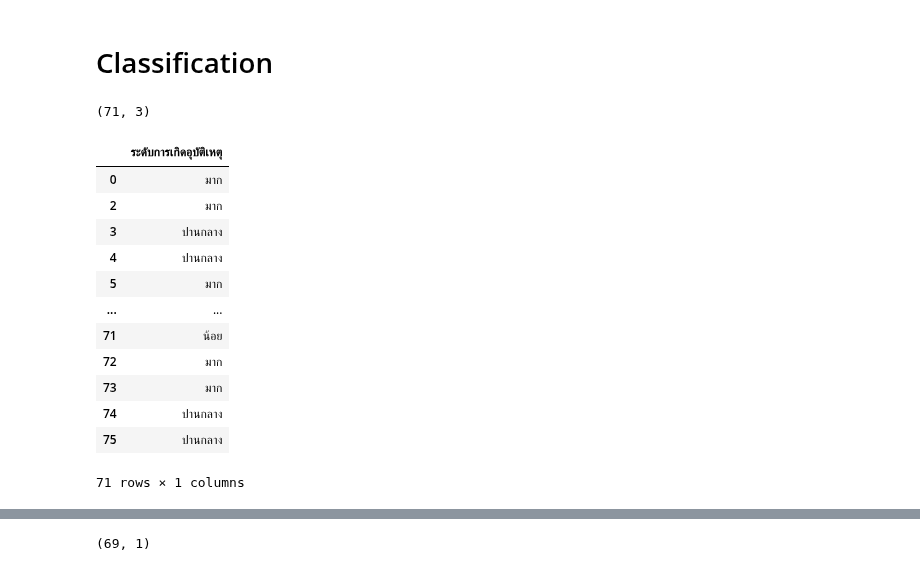
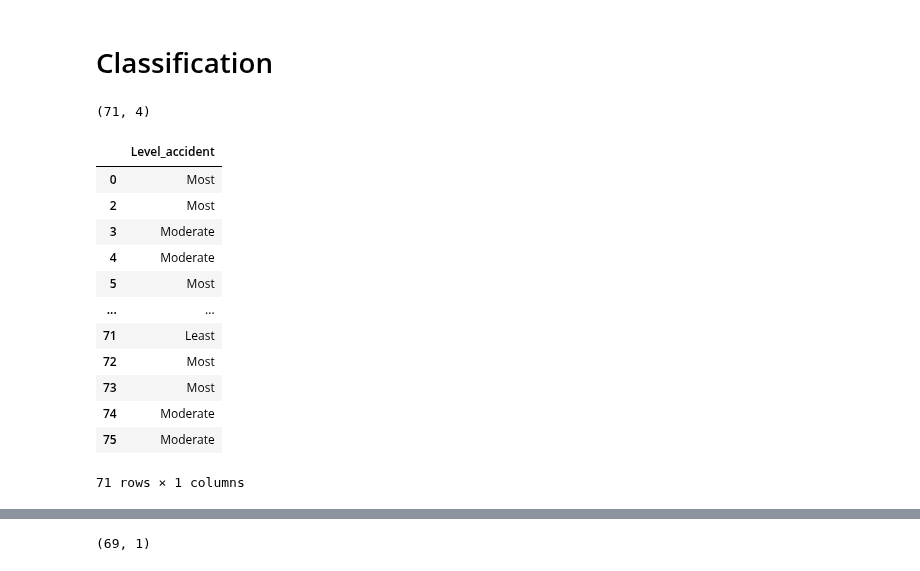
Before and after one commit to Adibank/DPDM, a Jupyter notebook: Project.ipynb, the cells around one changed output, grey strips where cells are left out. Cells and saved outputs as stored; diff of their text form; code cells hidden in the pictures.

```diff
--- a/Project.ipynb
+++ b/Project.ipynb
@@ -454,7 +458,7 @@ dataframe3
 | 76 | อุบลราชธานี | 698 | 7480 | 8674 | 2607 | 7661 | ... |
 76 rows × 20 columns
 # %%
-dataframe4 = dataframe1.replace([middle['จำนวนครั้งที่เกิดเหตุ']], 'ปานกลาง')
+dataframe4 = dataframe1.replace([middle['จำนวนครั้งที่เกิดเหตุ']], 'Moderate')
 dataframe4
 # %% [output]
 |  | จังหวัด | โรคสมองเสื่อม | ติดแอลกอฮอลล์ | ติดยาบ้า (Amphetamine) | ติดสารเสพติดอื่นๆ | โรคจิตเภท | ... |
@@ -471,7 +475,7 @@ dataframe4
 | 76 | อุบลราชธานี | 698 | 7480 | 8674 | 2607 | 7661 | ... |
 76 rows × 20 columns
 # %%
-dataframe5 = dataframe4.replace([big['จำนวนครั้งที่เกิดเหตุ']], 'มาก')
+dataframe5 = dataframe4.replace([big['จำนวนครั้งที่เกิดเหตุ']], 'Most')
 dataframe5
 # %% [output]
 |  | จังหวัด | โรคสมองเสื่อม | ติดแอลกอฮอลล์ | ติดยาบ้า (Amphetamine) | ติดสารเสพติดอื่นๆ | โรคจิตเภท | ... |
@@ -700,3 +661,3 @@ plt.boxplot(no_outlier_no_missing['จำนวนครั้งที่เก
 # %%
-#dataframe5.rename(columns={'จำนวนครั้งที่เกิดเหตุ':'ระดับการเกิดอุบัติเหตุ'}, inplace= True)
-#dataframe5
+no_outlier_no_missing.rename(columns={'โรคสมองเสื่อม':'Dementia','ติดแอลกอฮอลล์':'Alcoholism','พยามยามฆ่าตัวตาย (การตั้งใจทำร้ายตนเอง)':'Suicide','โรคลมชัก':'Epilepsy','จำนวนครั้งที่เกิดเหตุ':'Num_accident','ระดับการเกิดอุบัติเหตุ':'Level_accident'}, inplace= True)
+no_outlier_no_missing
@@ -718,3 +685,6 @@ plt.hist(x)
         418.4, 461. ]),
  <a list of 10 Patch objects>)
 [figure]
+# %%
+no_outlier_no_missing = no_outlier_no_missing[['Dementia','Alcoholism', 'Suicide','Epilepsy','Level_accident']]
+no_outlier_no_missing
@@ -721,26 +722,26 @@ plt.hist(x)
 # %% [markdown]
 # Classification
-# %%
-x = no_outlier_no_missing[['โรคสมองเสื่อม','ติดแอลกอฮอลล์','โรคลมชัก']]
-x.shape
-# %% [output]
-(71, 3)
+# %%
+x = no_outlier_no_missing[['Dementia','Alcoholism', 'Suicide','Epilepsy']]
+x.shape
+# %% [output]
+(71, 4)
 # %%
-y = no_outlier_no_missing[['ระดับการเกิดอุบัติเหตุ']]
+y = no_outlier_no_missing[['Level_accident']]
 y
 # %% [output]
-|  | ระดับการเกิดอุบัติเหตุ |
-| 0 | มาก |
-| 2 | มาก |
-| 3 | ปานกลาง |
-| 4 | ปานกลาง |
-| 5 | มาก |
+|  | Level_accident |
+| 0 | Most |
+| 2 | Most |
+| 3 | Moderate |
+| 4 | Moderate |
+| 5 | Most |
 | ... | ... |
-| 71 | น้อย |
-| 72 | มาก |
-| 73 | มาก |
-| 74 | ปานกลาง |
-| 75 | ปานกลาง |
+| 71 | Least |
+| 72 | Most |
+| 73 | Most |
+| 74 | Moderate |
+| 75 | Moderate |
 71 rows × 1 columns
 # %%
 x_train = x.iloc[:-2,:]
```
Also changed, not shown: parts of 64 cells of this notebook.
